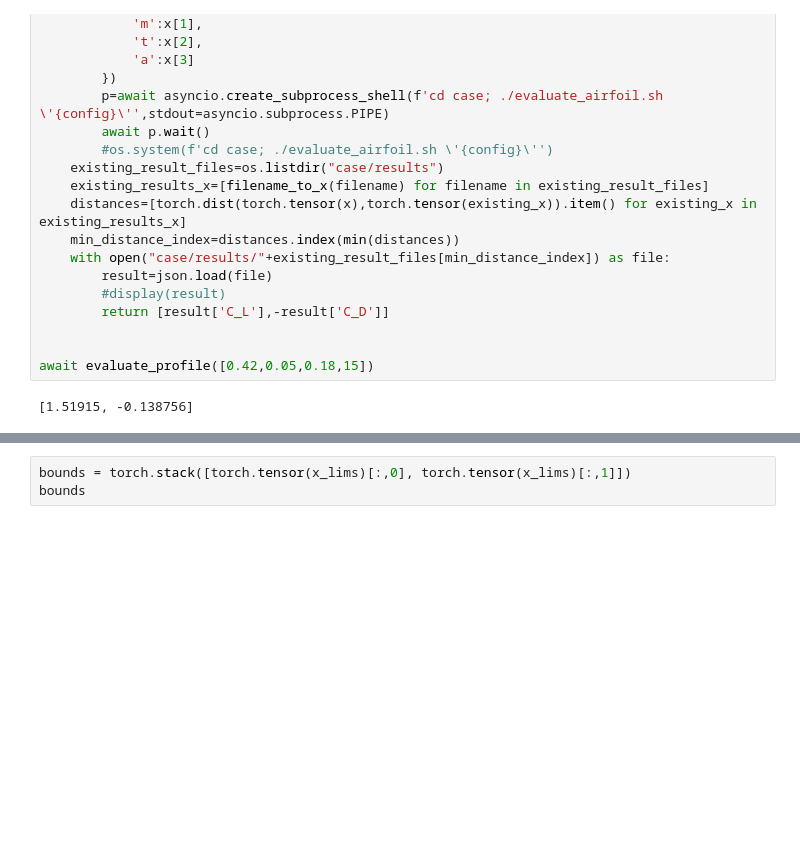
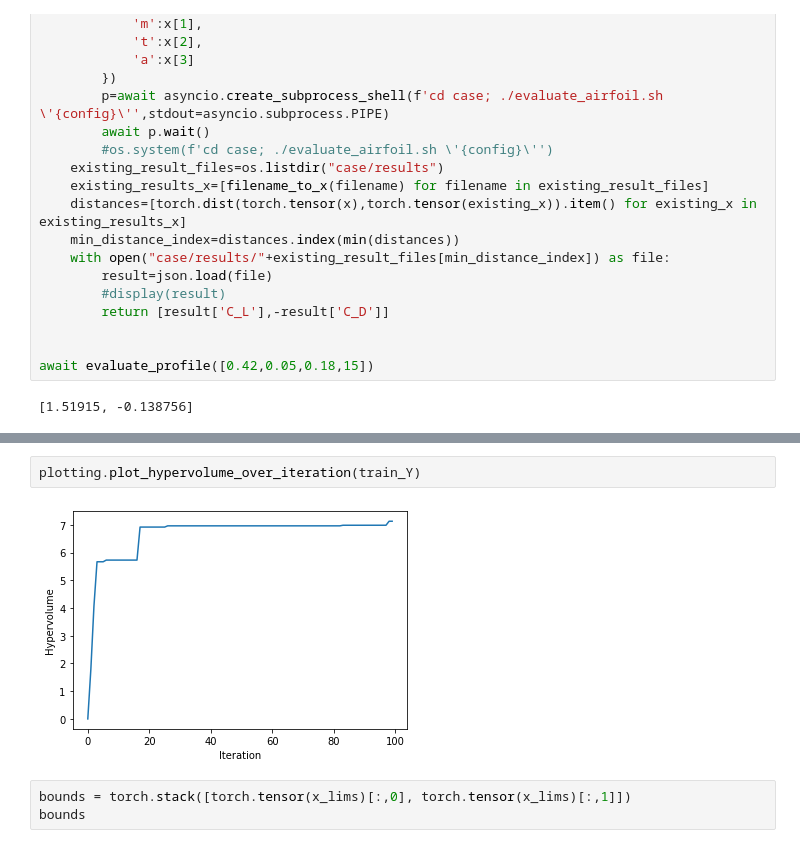
Before and after one commit to peteole/MOO_airfoil, a Jupyter notebook: BO.ipynb, the cells around one changed output, grey strips where cells are left out. Drawn from its saved outputs; the diff is of its cells as text; blank space fills up the shorter version.

```diff
--- a/BO.ipynb
+++ b/BO.ipynb
@@ -92,3 +75,7 @@ Warning : Extrusion of periodic curves is not supported with the built-in kernel
+# %%
+plotting.plot_hypervolume_over_iteration(train_Y)
+# %% [output]
+[figure, added]
 # %%
 bounds = torch.stack([torch.tensor(x_lims)[:,0], torch.tensor(x_lims)[:,1]])
 bounds
```
Also changed, not shown: parts of 2 cells of this notebook, 1 other file.
